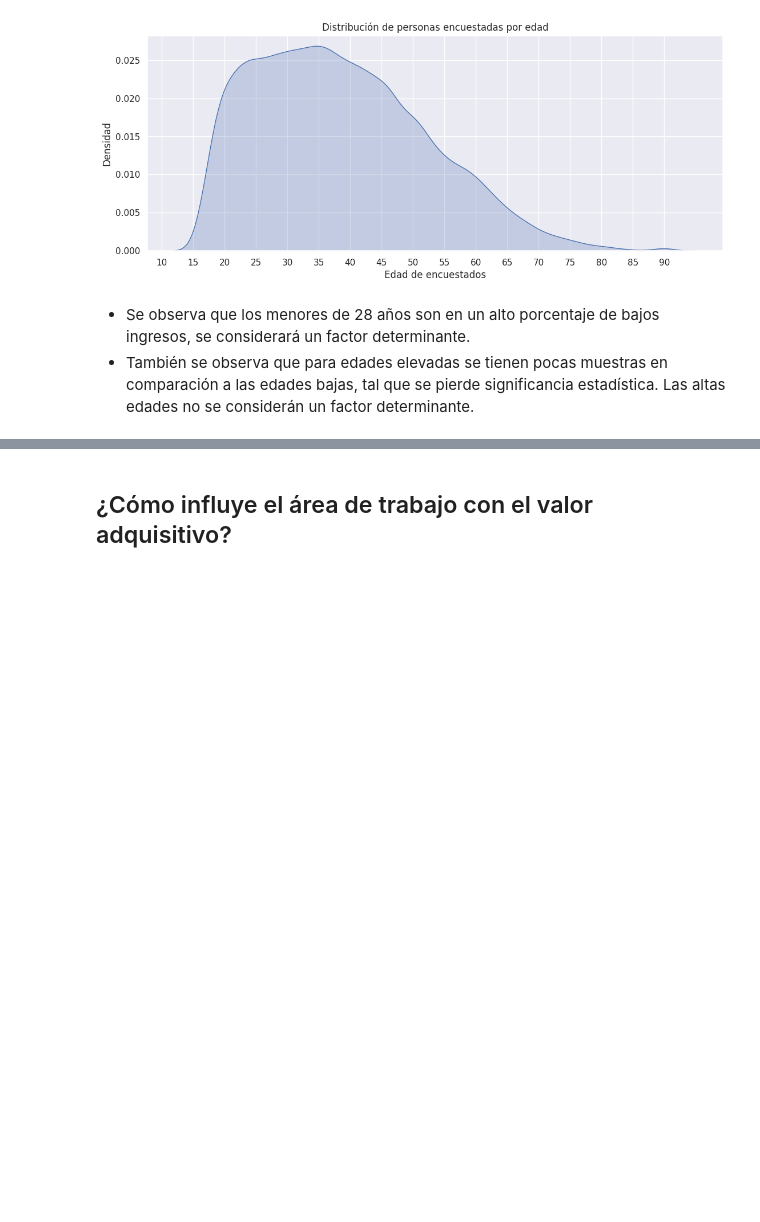
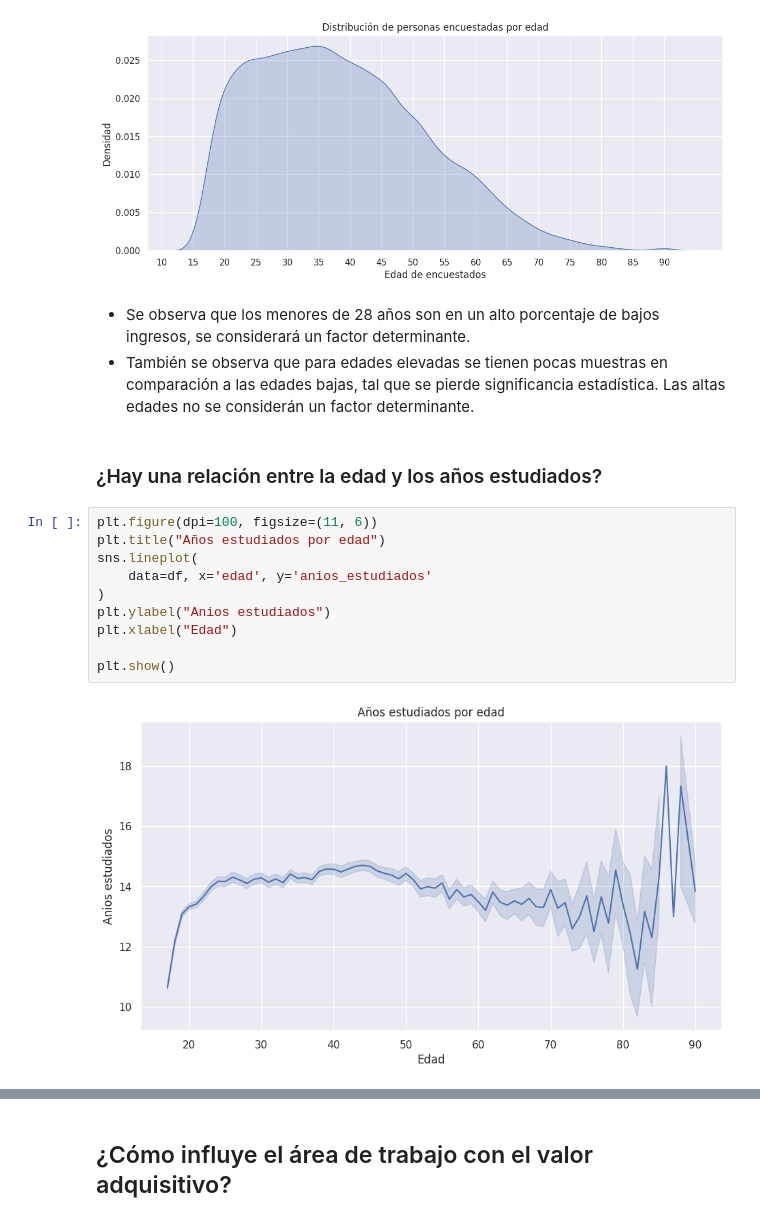
Before and after one commit to TomasArrachea/TP-Organizacion-de-Datos, a Jupyter notebook: informe.ipynb, the cells around one changed output, grey strips where cells are left out. Cells and saved outputs as stored; diff of their text form; blank space fills up the shorter version.

Commit message:
agrego otro lineplot y las conclusiones

```diff
--- a/informe.ipynb
+++ b/informe.ipynb
@@ -428,3 +392,17 @@ plt.show()
 # %% [markdown]
 - Se observa que los menores de 28 años son en un alto porcentaje de bajos ingresos, se considerará un factor determinante.
 - También se observa que para edades elevadas se tienen pocas muestras en comparación a las edades bajas, tal que se pierde significancia estadística. Las altas edades no se considerán un factor determinante.
+# %% [markdown]
+### ¿Hay una relación entre la edad y los años estudiados?
+# %%
+plt.figure(dpi=100, figsize=(11, 6))
+plt.title("Años estudiados por edad")
+sns.lineplot(
+    data=df, x='edad', y='anios_estudiados'
+)
+plt.ylabel("Anios estudiados")
+plt.xlabel("Edad")
+
+plt.show()
+# %% [output]
+[figure, added]
```
Also changed, not shown: parts of 12 cells of this notebook.
